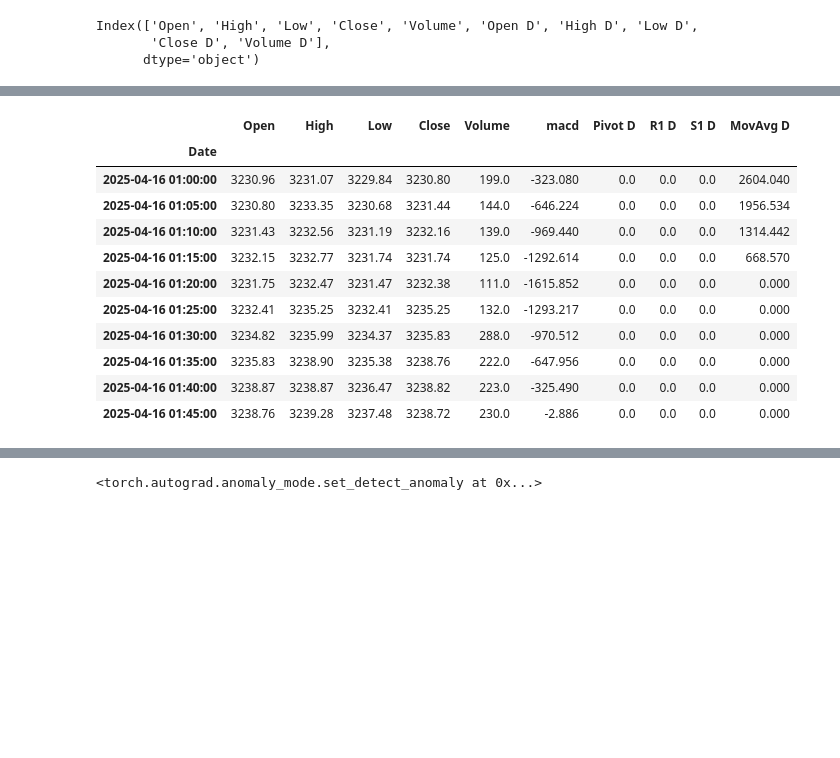
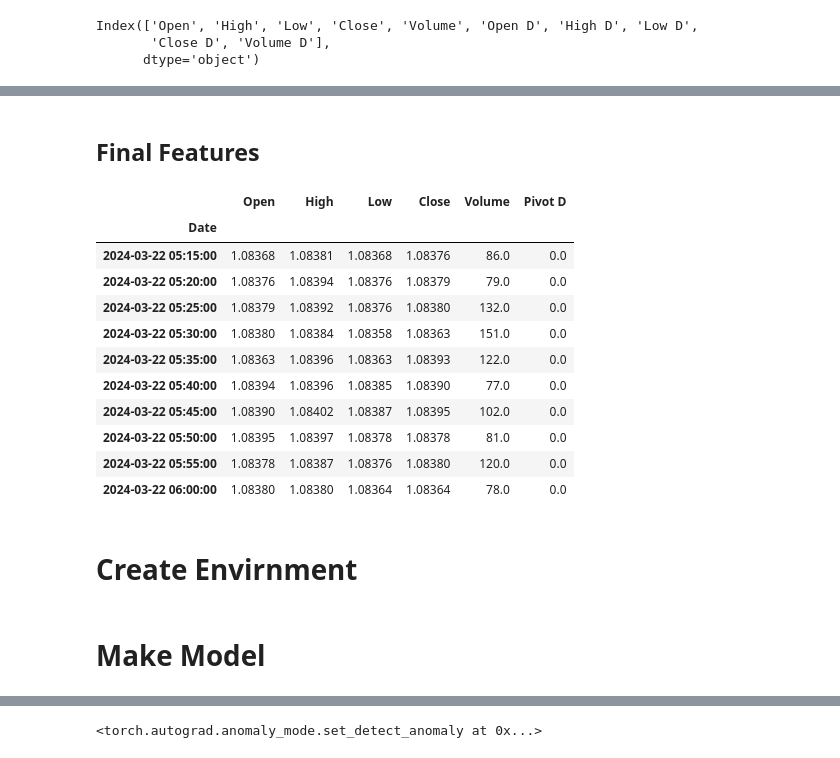
Before and after one commit to amirhu37/reinforc-gold, a Jupyter notebook: trade-with-ai-agent.ipynb, the cells around one changed output, grey strips where cells are left out. Cells and saved outputs as stored; diff of their text form; code cells hidden in the pictures; blank space fills up the shorter version.

```diff
--- a/trade-with-ai-agent.ipynb
+++ b/trade-with-ai-agent.ipynb
@@ -63,7 +100,7 @@ ma_2 = 20
 # %%
-df_small = pd.read_csv(path_m5_xau ,
-                   encoding = 'utf-16',
-                   names =  ['Date', 'Open', 'High', 'Low', 'Close', 'Volume', '0'] )
+df_small = pd.read_csv(path_m5_eur ,
+				   encoding = 'utf-16',
+				   names =  ['Date', 'Open', 'High', 'Low', 'Close', 'Volume', '0'] )
 
 df_small['Date'] = pd.to_datetime(df_small['Date'])
 df_small.set_index('Date', drop=True, inplace = True)
@@ -83,7 +122,7 @@ df_small.head()
 # %%
-df_big = pd.read_csv(path_daiy_xau ,
-                   encoding = 'utf-16',
-                   names =  ['Date', 'Open D', 'High D', 'Low D', 'Close D', 'Volume D', '0'] )
+df_big = pd.read_csv(path_daily_eur ,
+				   encoding = 'utf-16',
+				   names =  ['Date', 'Open D', 'High D', 'Low D', 'Close D', 'Volume D', '0'] )
 
 df_big['Date'] = pd.to_datetime(df_big['Date'])
 df_big.set_index('Date', drop=True, inplace = True)
@@ -200,5 +238,8 @@ Index(['Open', 'High', 'Low', 'Close', 'Volume', 'Open D', 'High D', 'Low D',
 # %%
-df_total = df_total[['Open', 'High', 'Low', 'Close', 'Volume', 'Open D', 'High D', 'Low D', 'Close D', 'Volume D']]
+df_total = df_total[
+	['Open', 'High', 'Low', 'Close', 'Volume',
+	 'Open D', 'High D', 'Low D', 'Close D', 'Volume D']
+	 							]
 df = creat_data(df_total)
 df['Volume'] = df['Volume'].astype(np.float64)
 df.head(10)
@@ -240,23 +281,29 @@ Index(['S1 D', 'R1 D', 'rsi D', 'Pivot D', 'MovAvg D', 'macd', 'change',
+# %% [markdown]
+## Final Features
 # %%
 data = df[
-                [	'Open', 'High', 'Low' , 'Close', 'Volume',
-                    'macd',
-                    'Pivot D',  "R1 D", 'S1 D', 'MovAvg D'
-                ]
-                    ]
+				[	'Open', 'High', 'Low' , 'Close', 'Volume',
+					# 'macd',
+					'Pivot D',
+					#   "R1 D", 'S1 D',
+					# 'MovAvg D'
+				]
+					]
 data.head(10)
 # %% [output]
-|  | Open | High | Low | Close | Volume | macd | Pivot D | R1 D | S1 D | MovAvg D |
-| Date |  |  |  |  |  |  |  |  |  |  |
-| 2025-04-16 01:00:00 | 3230.96 | 3231.07 | 3229.84 | 3230.80 | 199.0 | -323.080 | 0.0 | 0.0 | 0.0 | 2604.040 |
-| 2025-04-16 01:05:00 | 3230.80 | 3233.35 | 3230.68 | 3231.44 | 144.0 | -646.224 | 0.0 | 0.0 | 0.0 | 1956.534 |
-| 2025-04-16 01:10:00 | 3231.43 | 3232.56 | 3231.19 | 3232.16 | 139.0 | -969.440 | 0.0 | 0.0 | 0.0 | 1314.442 |
-| 2025-04-16 01:15:00 | 3232.15 | 3232.77 | 3231.74 | 3231.74 | 125.0 | -1292.614 | 0.0 | 0.0 | 0.0 | 668.570 |
-| 2025-04-16 01:20:00 | 3231.75 | 3232.47 | 3231.47 | 3232.38 | 111.0 | -1615.852 | 0.0 | 0.0 | 0.0 | 0.000 |
-| 2025-04-16 01:25:00 | 3232.41 | 3235.25 | 3232.41 | 3235.25 | 132.0 | -1293.217 | 0.0 | 0.0 | 0.0 | 0.000 |
-| 2025-04-16 01:30:00 | 3234.82 | 3235.99 | 3234.37 | 3235.83 | 288.0 | -970.512 | 0.0 | 0.0 | 0.0 | 0.000 |
-| 2025-04-16 01:35:00 | 3235.83 | 3238.90 | 3235.38 | 3238.76 | 222.0 | -647.956 | 0.0 | 0.0 | 0.0 | 0.000 |
-| 2025-04-16 01:40:00 | 3238.87 | 3238.87 | 3236.47 | 3238.82 | 223.0 | -325.490 | 0.0 | 0.0 | 0.0 | 0.000 |
-| 2025-04-16 01:45:00 | 3238.76 | 3239.28 | 3237.48 | 3238.72 | 230.0 | -2.886 | 0.0 | 0.0 | 0.0 | 0.000 |
+|  | Open | High | Low | Close | Volume | Pivot D |
+| Date |  |  |  |  |  |  |
+| 2024-03-22 05:15:00 | 1.08368 | 1.08381 | 1.08368 | 1.08376 | 86.0 | 0.0 |
+| 2024-03-22 05:20:00 | 1.08376 | 1.08394 | 1.08376 | 1.08379 | 79.0 | 0.0 |
+| 2024-03-22 05:25:00 | 1.08379 | 1.08392 | 1.08376 | 1.08380 | 132.0 | 0.0 |
+| 2024-03-22 05:30:00 | 1.08380 | 1.08384 | 1.08358 | 1.08363 | 151.0 | 0.0 |
+| 2024-03-22 05:35:00 | 1.08363 | 1.08396 | 1.08363 | 1.08393 | 122.0 | 0.0 |
+| 2024-03-22 05:40:00 | 1.08394 | 1.08396 | 1.08385 | 1.08390 | 77.0 | 0.0 |
+| 2024-03-22 05:45:00 | 1.08390 | 1.08402 | 1.08387 | 1.08395 | 102.0 | 0.0 |
+| 2024-03-22 05:50:00 | 1.08395 | 1.08397 | 1.08378 | 1.08378 | 81.0 | 0.0 |
+| 2024-03-22 05:55:00 | 1.08378 | 1.08387 | 1.08376 | 1.08380 | 120.0 | 0.0 |
+| 2024-03-22 06:00:00 | 1.08380 | 1.08380 | 1.08364 | 1.08364 | 78.0 | 0.0 |
+# %% [markdown]
+# Create Envirnment
 # %%
 
@@ -391 +451,3 @@ class MarketEnv(gym.Env):
+# %% [markdown]
+# Make Model
 # %%
```
Also changed, not shown: parts of 71 cells of this notebook, 1 other file.
